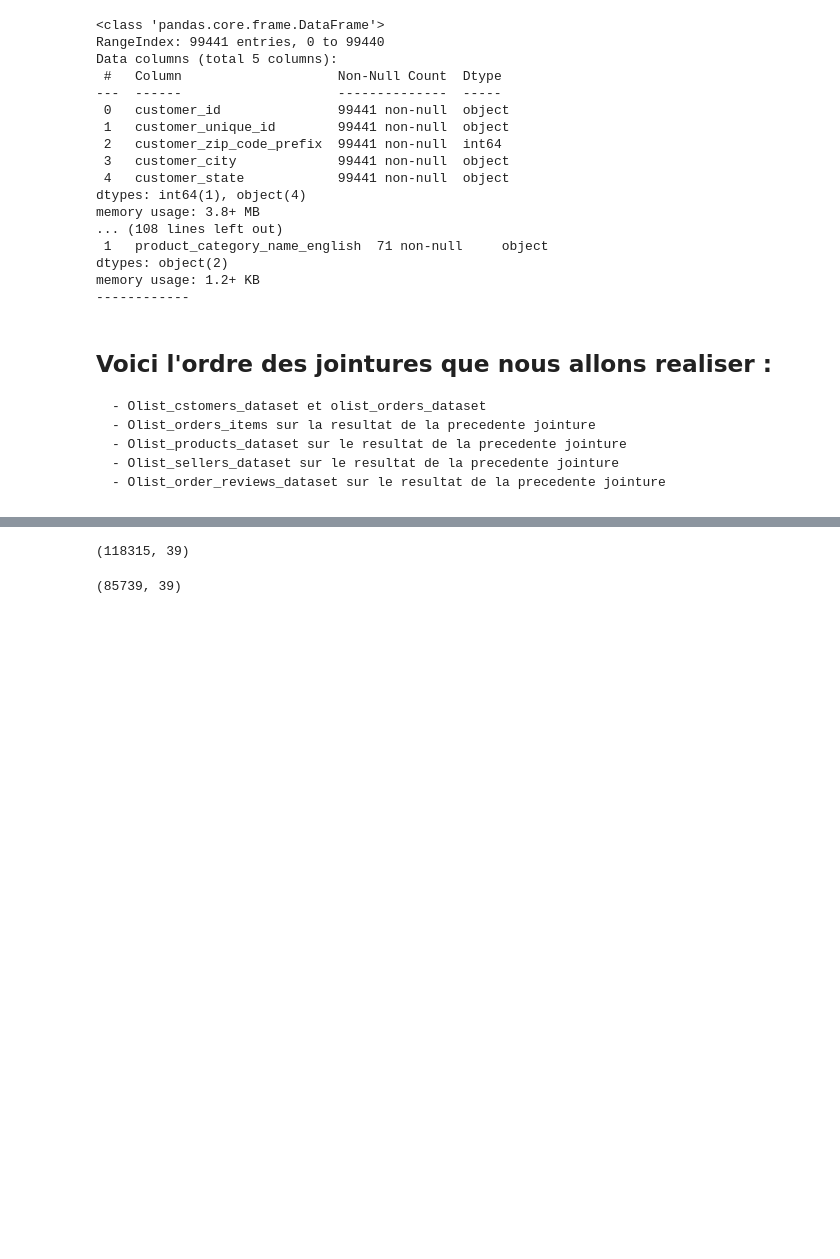
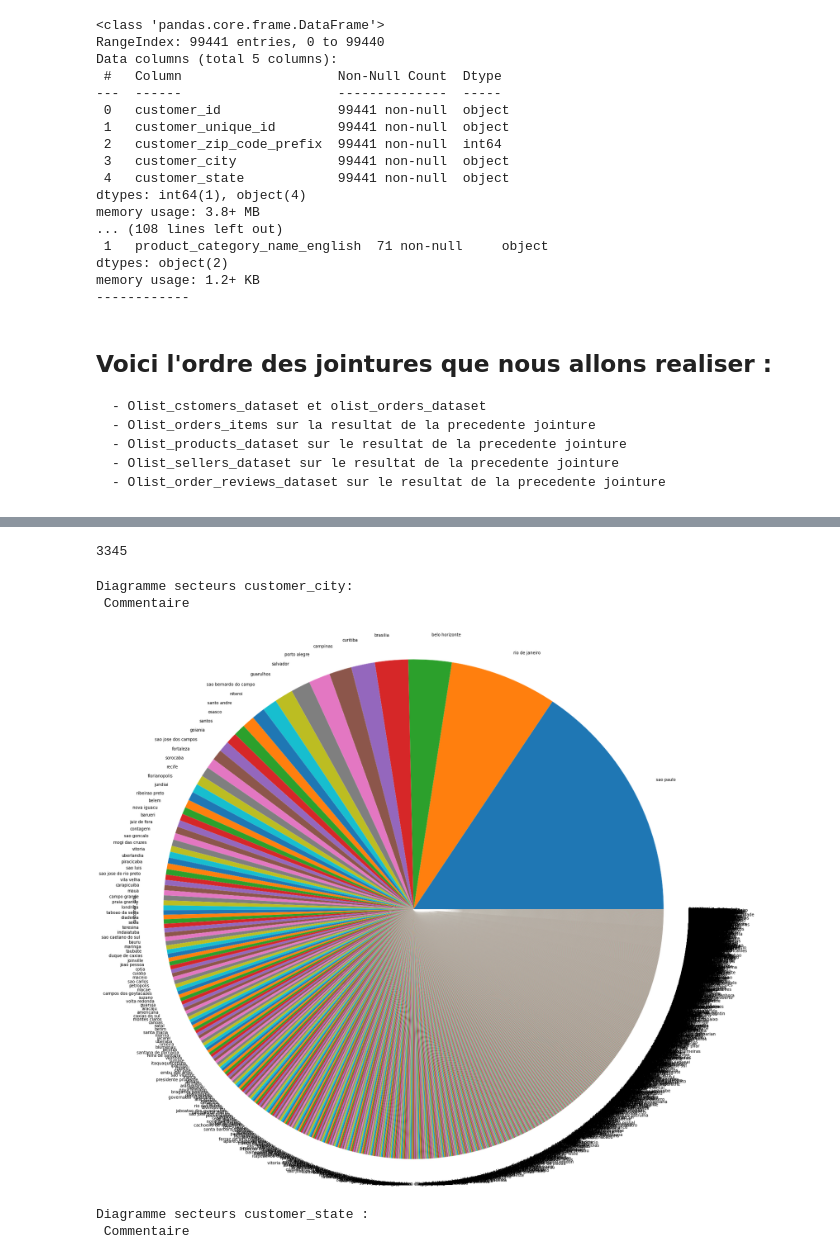
Before and after one commit to bbouya/Machine_Learning_OpenClassrooms, a Jupyter notebook: Customer Segmentation/Untitled.ipynb, the cells around one changed output, grey strips where cells are left out. Drawn from its saved outputs; the diff is of its cells as text; code cells hidden in the pictures; blank space fills up the shorter version.

```diff
--- a/Customer Segmentation/Untitled.ipynb
+++ b/Customer Segmentation/Untitled.ipynb
@@ -3,5 +5,6 @@ import pandas as pd
 # %%
-path = 'C:/Users/zolboy/Documents/GitHub/Machine_Learning_OpenClassrooms/Customer Segmentation/data/'
+path = 'C:/Users/elgha/Documents/GitHub/Machine_Learning_OpenClassrooms/Customer Segmentation/data/'
+#path2 = 'C:\Users\elgha\Documents\GitHub\Machine_Learning_OpenClassrooms\Customer Segmentation\data'
 olist_customers_dataset = pd.read_csv(path + 'olist_customers_dataset.csv', sep=',')
 olist_geolocation_dataset = pd.read_csv(path + 'olist_geolocation_dataset.csv', sep=',')
 olist_order_items_dataset = pd.read_csv(path + 'olist_order_items_dataset.csv', sep=',')
@@ -48,20 +54,37 @@ memory usage: 1.2+ KB
 # %%
 # Now we need to merge our data
-
-Data1 = pd.merge(olist_customers_dataset, olist_orders_dataset)
-Data1 = pd.merge(Data1, olist_orders_dataset)
-Data2 = pd.merge(olist_order_payments_dataset, olist_order_items_dataset)
-Data2 = pd.merge(Data2, olist_order_reviews_dataset)
-Data = pd.merge(Data1, Data2)
-Data = pd.merge(Data, olist_products_dataset)
-Data = pd.merge(Data, olist_sellers_dataset)
-Data.shape
+olist_customers_dataset.duplicated(subset=['customer_unique_id']).sum()
 # %% [output]
-(118315, 39)
+3345
 # %%
-# Drop Duplicate Orders
-
-Data.drop_duplicates(subset = "order_id", keep = False, inplace = True)
-Data.shape
+# Suppression de doublons en gardant le dernier
+#xolist_customers_dataset=xolist_customers_dataset.drop_duplicates(subset=['customer_unique_id'], keep='last')
+#xolist_customers_dataset
-# %% [output]
-(85739, 39)
+# %%
+# VARIABLE QUALITATIVE
+# Diagramme en secteurs
+print('Diagramme secteurs customer_city:')
+print(' Commentaire')
+fig = plt.figure(figsize=(24, 24))
+df2 = olist_customers_dataset[olist_customers_dataset["customer_city"] != "none"]
+df2["customer_city"].value_counts(normalize=True).plot(kind='pie')
+# Cette ligne assure que le pie chart est un cercle plutôt qu'une éllipse
+plt.axis('equal')
+plt.show() # Affiche le graphique
+# VARIABLE QUALITATIVE
+# Diagramme en secteurs
+print('Diagramme secteurs customer_state :')
+print(' Commentaire')
+
+fig = plt.figure(figsize=(24, 24))
+df1 = olist_customers_dataset[olist_customers_dataset["customer_state"] != "none"]
+df1["customer_state"].value_counts(normalize=True).plot(kind='pie')
+# Cette ligne assure que le pie chart est un cercle plutôt qu'une éllipse
+plt.axis('equal')
+plt.show() # Affiche le graphique
+# %% [output]
+Diagramme secteurs customer_city:
+ Commentaire
+[figure, added]
+Diagramme secteurs customer_state :
+ Commentaire
```
Also changed, not shown: parts of 5 cells of this notebook.
